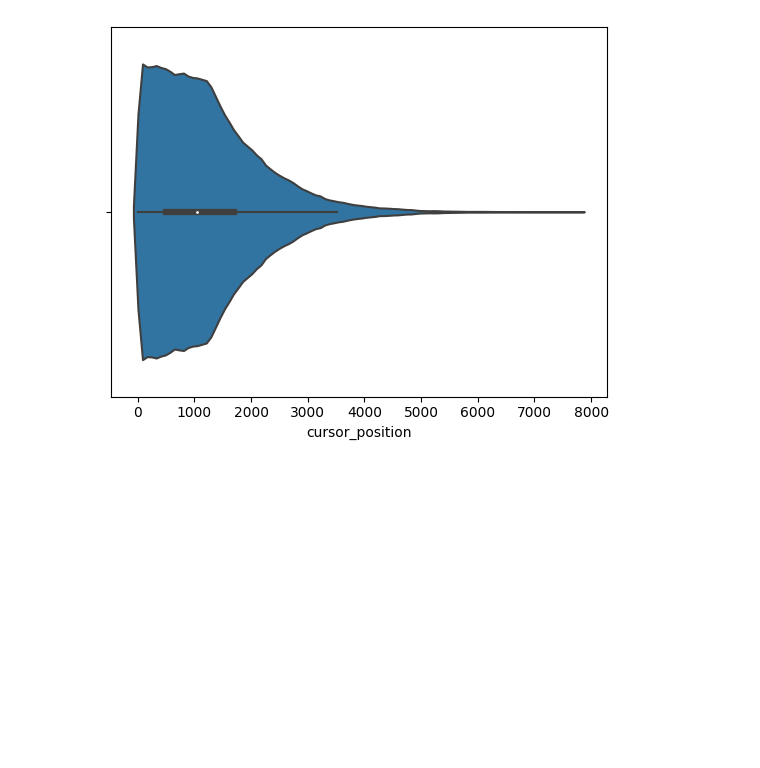
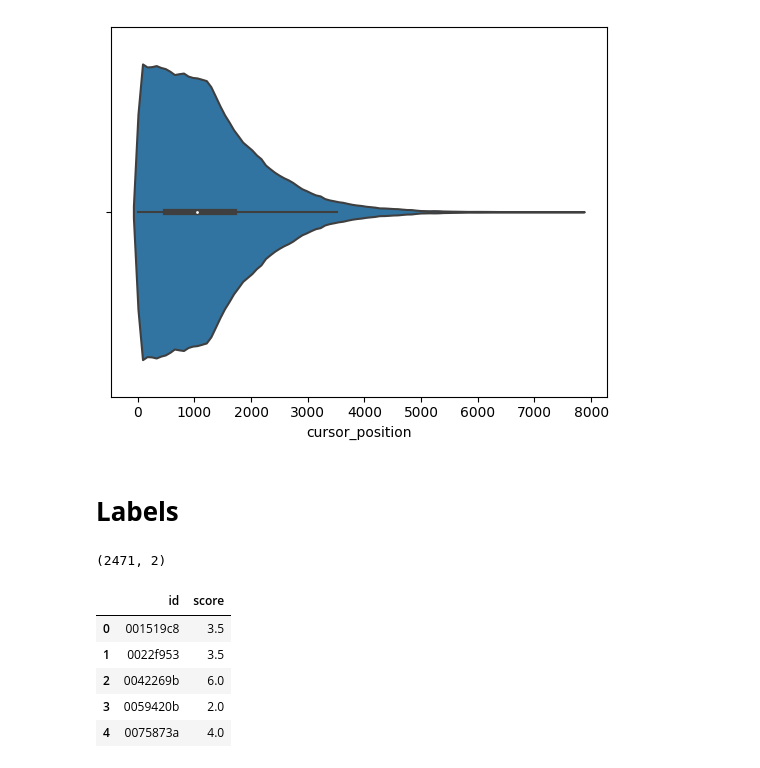
Before and after one commit to elna4os/linking-writing-processes-to-writing-quality, a Jupyter notebook: code/EDA.ipynb, the cells around one changed output. Cells and saved outputs as stored; diff of their text form; code cells hidden in the pictures; blank space fills up the shorter version.

```diff
--- a/code/EDA.ipynb
+++ b/code/EDA.ipynb
@@ -151,3 +171,17 @@ sns.violinplot(data=train_logs, x='cursor_position')
 # %% [output]
 <Axes: xlabel='cursor_position'>
 [figure]
+# %% [markdown]
+# **Labels**
+# %%
+train_labels = pd.read_csv('../input/linking-writing-processes-to-writing-quality/train_scores.csv')
+print(train_labels.shape)
+train_labels.head()
+# %% [output]
+(2471, 2)
+|  | id | score |
+| 0 | 001519c8 | 3.5 |
+| 1 | 0022f953 | 3.5 |
+| 2 | 0042269b | 6.0 |
+| 3 | 0059420b | 2.0 |
+| 4 | 0075873a | 4.0 |
```
Also changed, not shown: parts of 23 cells of this notebook, 3 other files.
